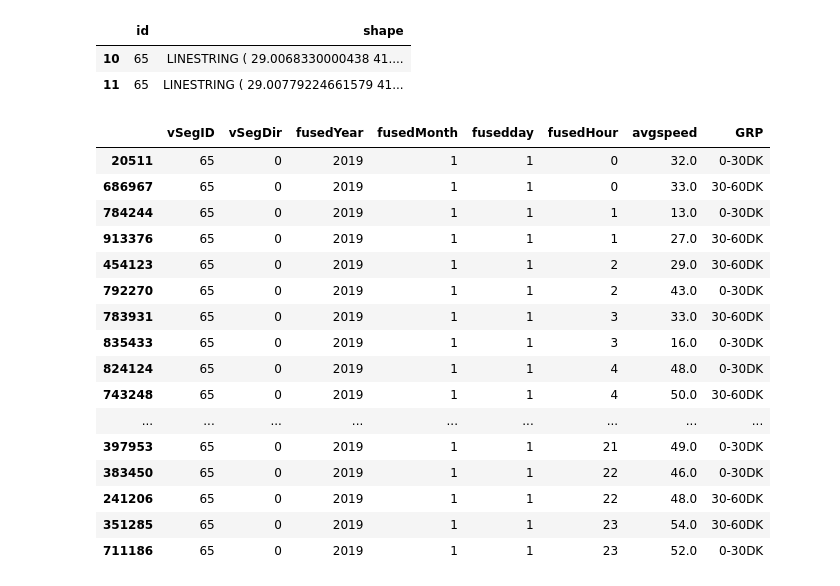
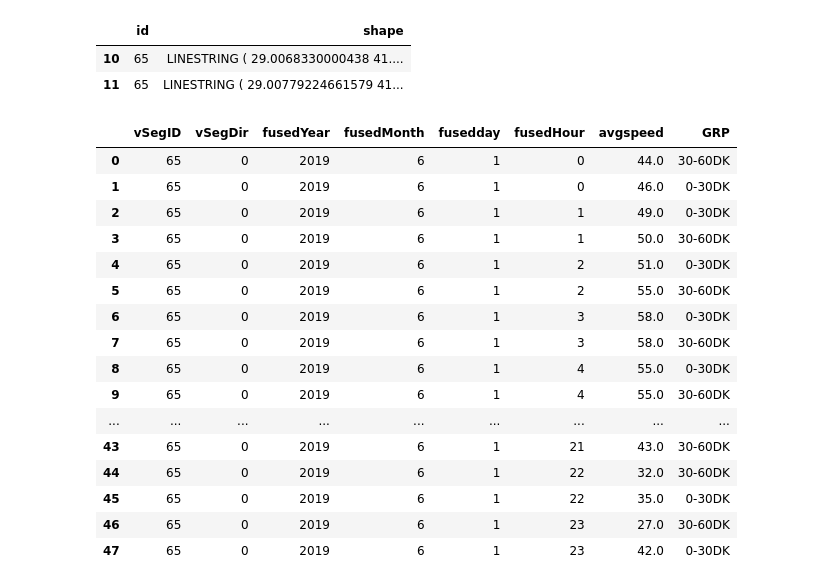
Before and after one commit to mdurmuss/data-engineering-final-project, a Jupyter notebook: main.ipynb, the cells around one changed output. Drawn from its saved outputs; the diff is of its cells as text; code cells hidden in the pictures.

```diff
--- a/main.ipynb
+++ b/main.ipynb
@@ -97,24 +97,24 @@ segment_list.loc[segment_list['id'] == 65]
 # %%
 test = df.loc[df['vSegID'] == 65]
 test2 = test.loc[test['vSegDir'] == 0]
-test3 = test2.loc[test2['fusedMonth'] == 1]
+test3 = test2.loc[test2['fusedMonth'] == 6]
 test4 = test3.loc[test3['fusedday'] == 1]
-test4.sort_values("fusedHour")
+test4.sort_values("fusedHour").reset_index(drop=True)
 # %% [output]
 |  | vSegID | vSegDir | fusedYear | fusedMonth | fusedday | fusedHour | avgspeed | GRP |
-| 20511 | 65 | 0 | 2019 | 1 | 1 | 0 | 32.0 | 0-30DK |
-| 686967 | 65 | 0 | 2019 | 1 | 1 | 0 | 33.0 | 30-60DK |
-| 784244 | 65 | 0 | 2019 | 1 | 1 | 1 | 13.0 | 0-30DK |
-| 913376 | 65 | 0 | 2019 | 1 | 1 | 1 | 27.0 | 30-60DK |
-| 454123 | 65 | 0 | 2019 | 1 | 1 | 2 | 29.0 | 30-60DK |
-| 792270 | 65 | 0 | 2019 | 1 | 1 | 2 | 43.0 | 0-30DK |
-| 783931 | 65 | 0 | 2019 | 1 | 1 | 3 | 33.0 | 30-60DK |
-| 835433 | 65 | 0 | 2019 | 1 | 1 | 3 | 16.0 | 0-30DK |
-| 824124 | 65 | 0 | 2019 | 1 | 1 | 4 | 48.0 | 0-30DK |
-| 743248 | 65 | 0 | 2019 | 1 | 1 | 4 | 50.0 | 30-60DK |
+| 0 | 65 | 0 | 2019 | 6 | 1 | 0 | 44.0 | 30-60DK |
+| 1 | 65 | 0 | 2019 | 6 | 1 | 0 | 46.0 | 0-30DK |
+| 2 | 65 | 0 | 2019 | 6 | 1 | 1 | 49.0 | 0-30DK |
+| 3 | 65 | 0 | 2019 | 6 | 1 | 1 | 50.0 | 30-60DK |
+| 4 | 65 | 0 | 2019 | 6 | 1 | 2 | 51.0 | 0-30DK |
+| 5 | 65 | 0 | 2019 | 6 | 1 | 2 | 55.0 | 30-60DK |
+| 6 | 65 | 0 | 2019 | 6 | 1 | 3 | 58.0 | 0-30DK |
+| 7 | 65 | 0 | 2019 | 6 | 1 | 3 | 58.0 | 30-60DK |
+| 8 | 65 | 0 | 2019 | 6 | 1 | 4 | 55.0 | 0-30DK |
+| 9 | 65 | 0 | 2019 | 6 | 1 | 4 | 55.0 | 30-60DK |
 | ... | ... | ... | ... | ... | ... | ... | ... | ... |
-| 397953 | 65 | 0 | 2019 | 1 | 1 | 21 | 49.0 | 0-30DK |
-| 383450 | 65 | 0 | 2019 | 1 | 1 | 22 | 46.0 | 0-30DK |
-| 241206 | 65 | 0 | 2019 | 1 | 1 | 22 | 48.0 | 30-60DK |
-| 351285 | 65 | 0 | 2019 | 1 | 1 | 23 | 54.0 | 30-60DK |
-| 711186 | 65 | 0 | 2019 | 1 | 1 | 23 | 52.0 | 0-30DK |
+| 43 | 65 | 0 | 2019 | 6 | 1 | 21 | 43.0 | 30-60DK |
+| 44 | 65 | 0 | 2019 | 6 | 1 | 22 | 32.0 | 30-60DK |
+| 45 | 65 | 0 | 2019 | 6 | 1 | 22 | 35.0 | 0-30DK |
+| 46 | 65 | 0 | 2019 | 6 | 1 | 23 | 27.0 | 30-60DK |
+| 47 | 65 | 0 | 2019 | 6 | 1 | 23 | 42.0 | 0-30DK |
```
Also changed, not shown: parts of 3 cells of this notebook.
